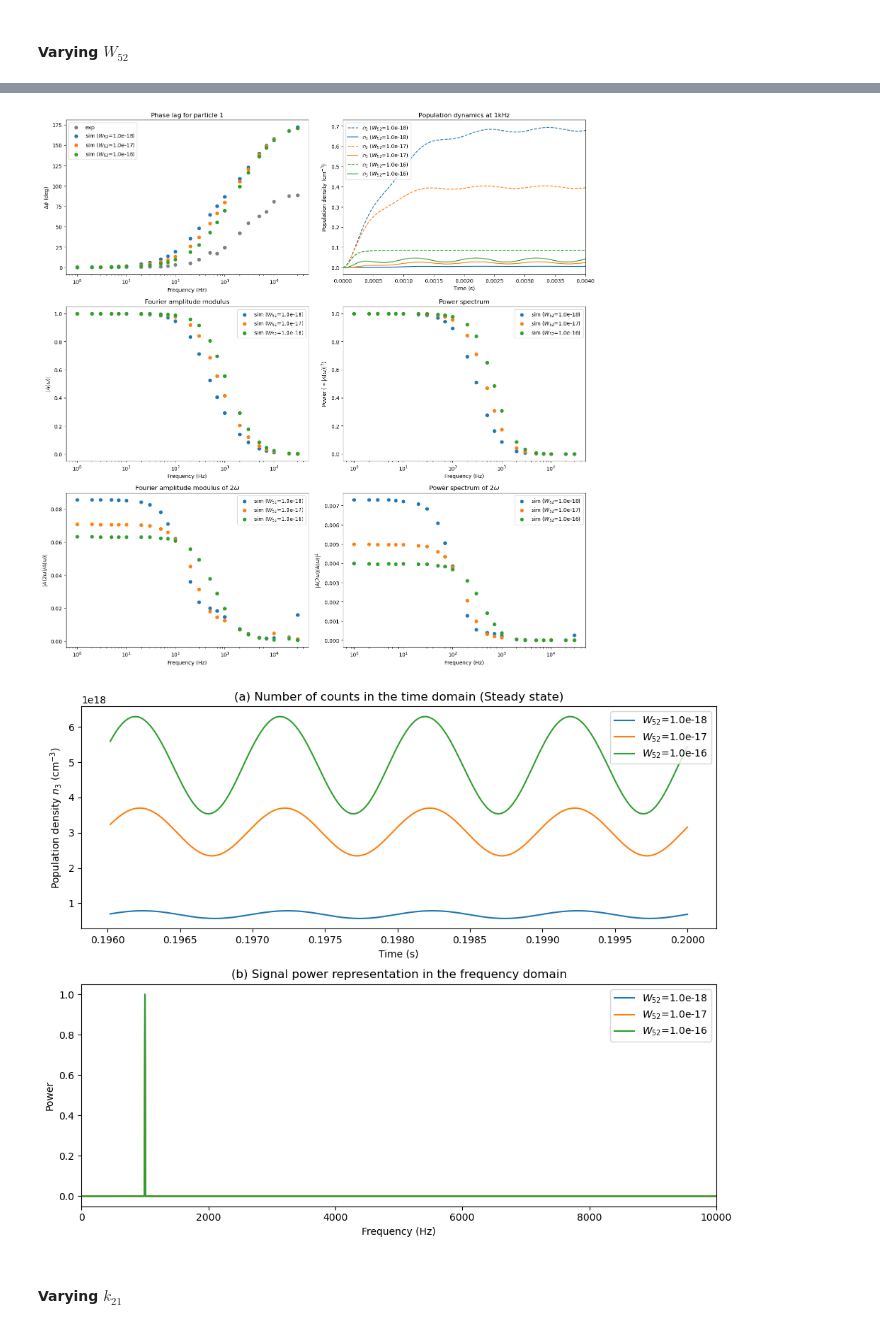
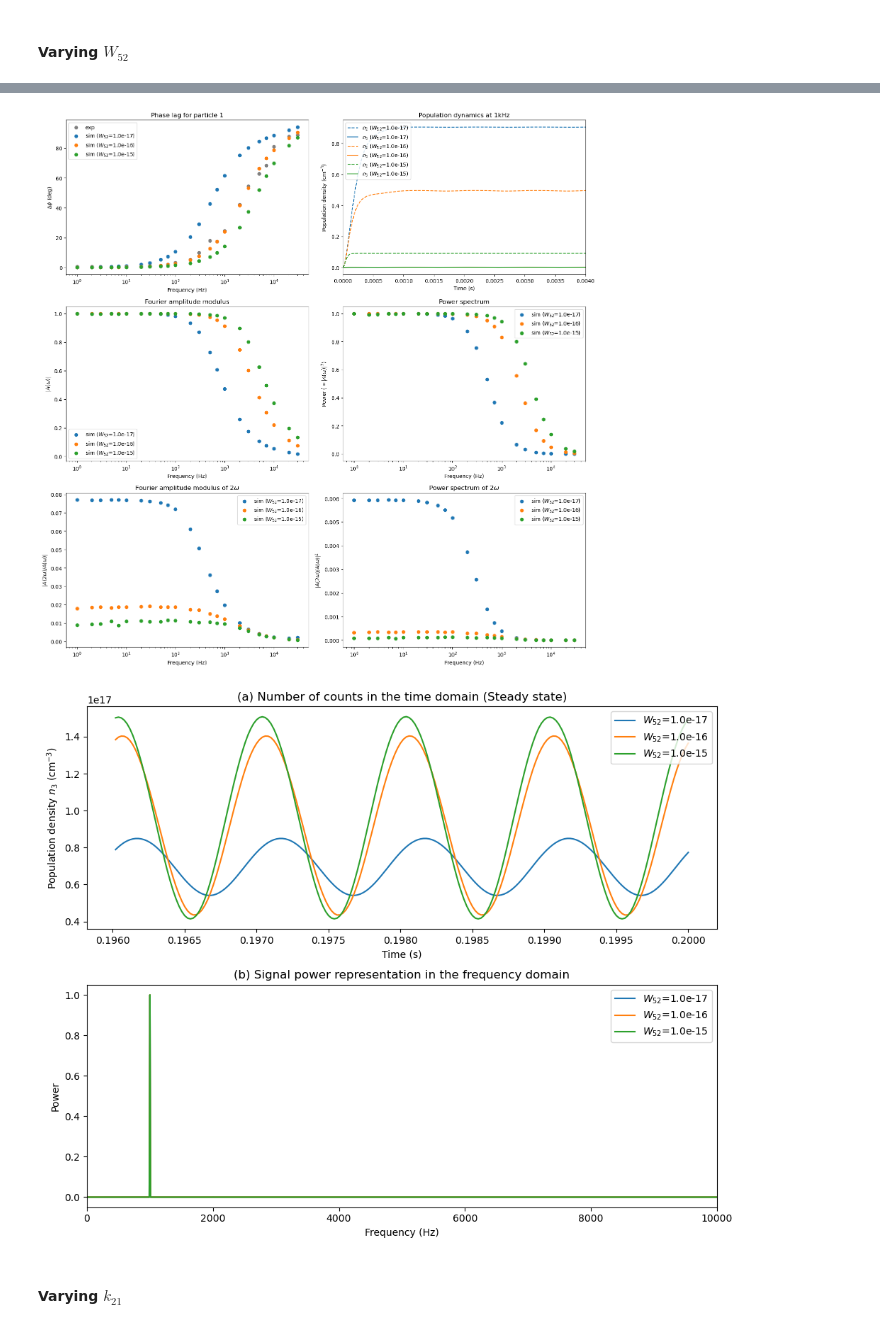
Before and after one commit to habakukc22/ode-system, a Jupyter notebook: model-parameters-test.ipynb, the cells around one changed output, grey strips where cells are left out. Drawn from its saved outputs; the diff is of its cells as text; code cells hidden in the pictures.

```diff
--- a/model-parameters-test.ipynb
+++ b/model-parameters-test.ipynb
@@ -150,6 +150,16 @@ k54     = k1p0p + kET_d*n4_0
 # ww52 = 1e-10#1.9970817793515877e-07 # chute inicial
 ww51 = 1e-17
 ww52 = 1e-17
+
+#====================================================
+# Initial fixed parameters
+#====================================================
+k21_initial = 598.0*0.1
+k31_initial = 23066.7*10*10
+k54_initial = 1348.8*0.1
+sigma_initial = 1.75e-20
+ww51_initial = 1.0e-16
+ww52_initial = 1.0e-16
 # %%
 # Funtion to extract the phase via FFT
 def extrair_fase(t, n3, freq):
@@ -268,12 +278,12 @@ w52 = 1e-17
 # Assumindo que funções como wp51, kp45, extrair_fase, get_fft_amp, adj_ph,
 # e variáveis como offset, amplitude, pd_list, n0, n1_0, n4_0 já estão definidas acima.
 
-k21 = 598.0
-k31 = 23066.7
-k54 = 1348.8
-sigma = 1.75e-20
-ww51 = 1.0e-17
-ww52 = 1.0e-17
+k21 = k21_initial
+k31 = k31_initial
+k54 = k54_initial
+sigma = sigma_initial
+ww51 = ww51_initial
+ww52 = ww52_initial
 
 params_w51 = [[ww51*10**(i-1), ww52, k21, k31, k54] for i in range(3)]
 
@@ -462,12 +472,12 @@ w52 = 1e-17
 # %% [markdown]
 #### Varying $W_{52}$
 # %%
-k21 = 598.0
-k31 = 23066.7
-k54 = 1348.8
-sigma = 1.75e-20
-ww51 = 1.0e-17
-ww52 = 1.0e-17
+k21 = k21_initial
+k31 = k31_initial
+k54 = k54_initial
+sigma = sigma_initial
+ww51 = ww51_initial
+ww52 = ww52_initial
 
 params_w52 = [[ww51, ww52*10**(i-1), k21, k31, k54] for i in range(3)]
 
@@ -654,5 +664,5 @@ w52 = 1.0000000000000001e-16
-[figure, old version]
+[figure, new version]
-[figure, old version]
+[figure, new version]
 # %% [markdown]
 #### Varying $k_{21}$
 # %%
```
Also changed, not shown: parts of 5 cells of this notebook.
